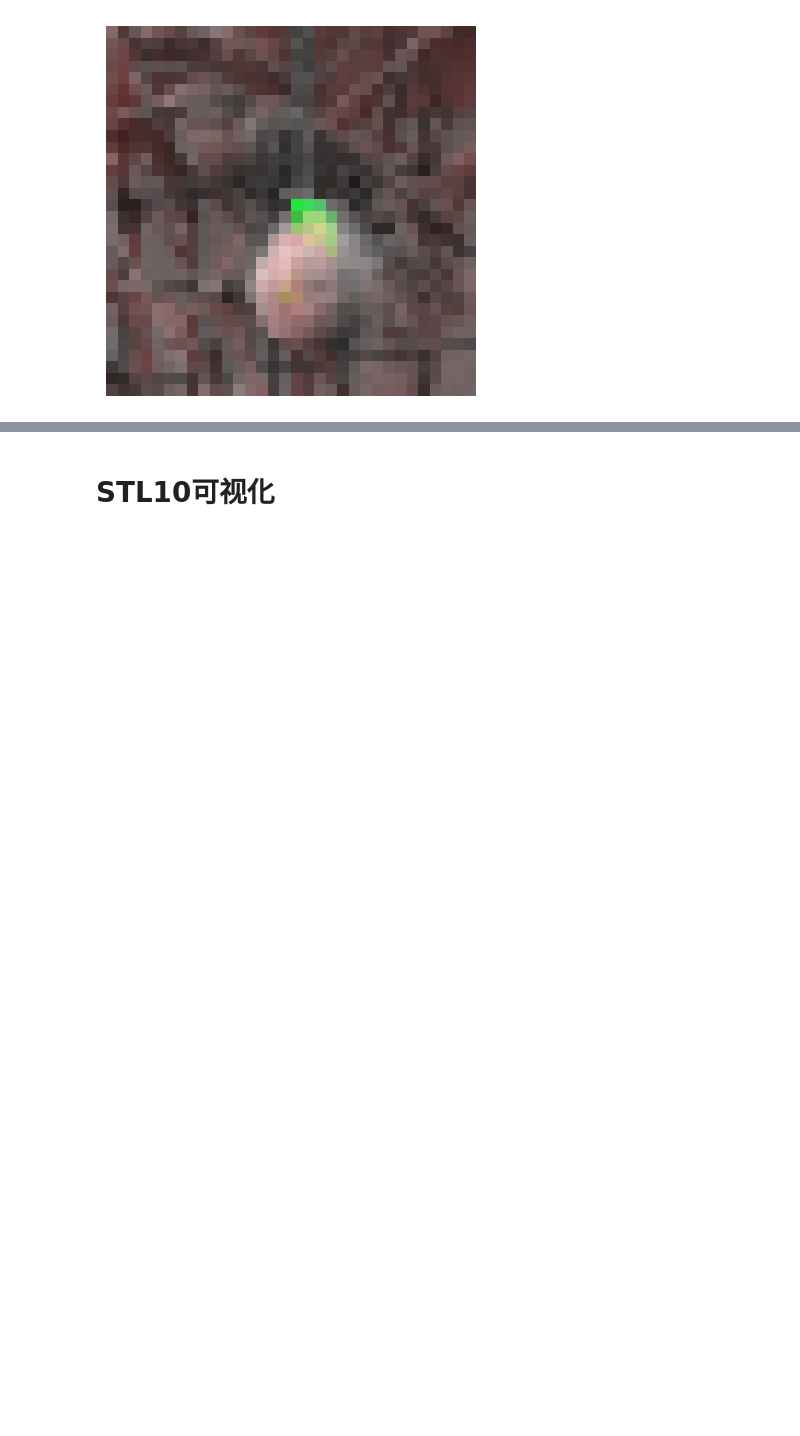
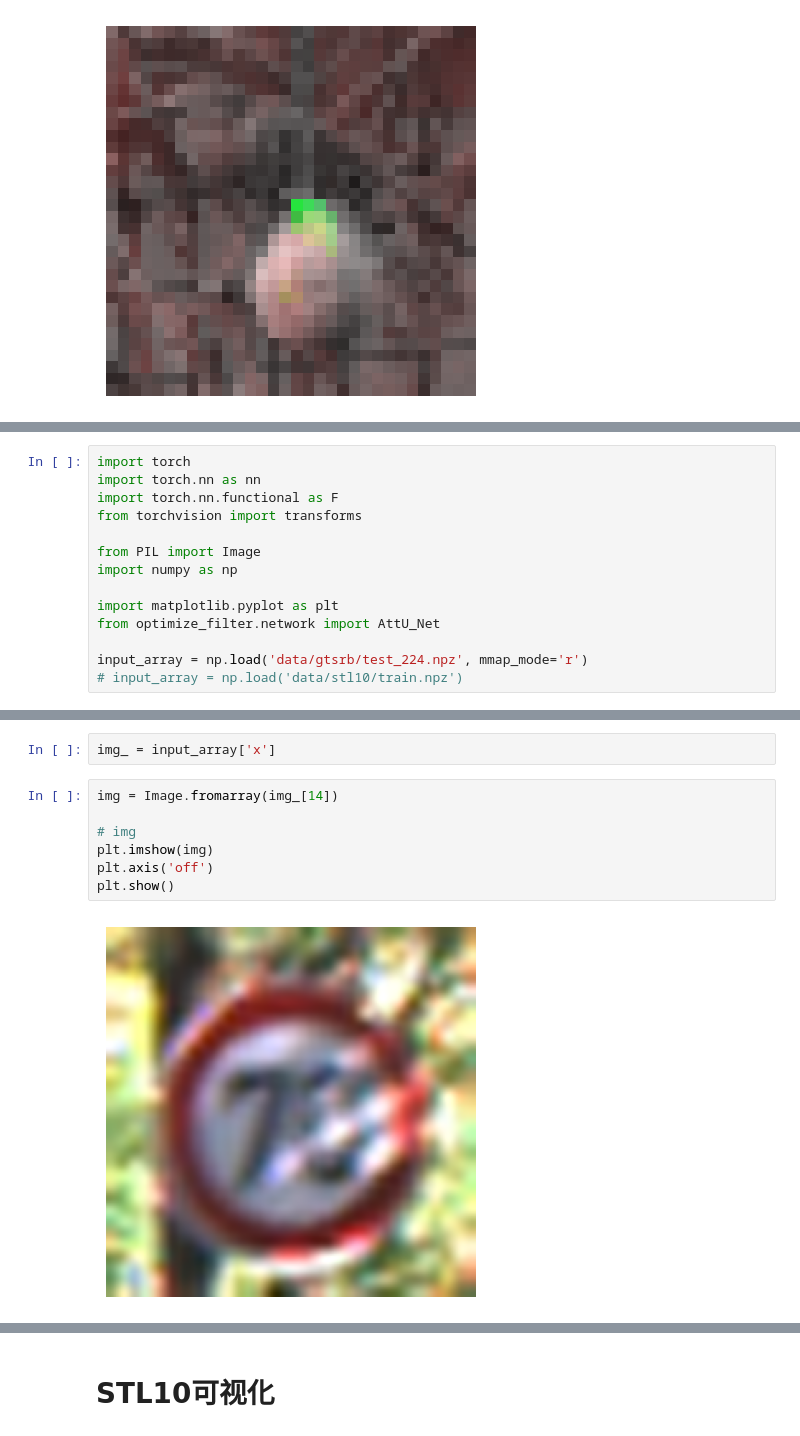
Before and after one commit to Zhang-Henry/badencoder_filter, a Jupyter notebook: example.ipynb, the cells around one changed output, grey strips where cells are left out. Cells and saved outputs as stored; diff of their text form; blank space fills up the shorter version.

```diff
--- a/example.ipynb
+++ b/example.ipynb
@@ -338,0 +341,14 @@ plt.show()
+# %%
+import torch
+import torch.nn as nn
+import torch.nn.functional as F
+from torchvision import transforms
+
+from PIL import Image
+import numpy as np
+
+import matplotlib.pyplot as plt
+from optimize_filter.network import AttU_Net
+
+input_array = np.load('data/gtsrb/test_224.npz', mmap_mode='r')
+# input_array = np.load('data/stl10/train.npz')
@@ -338,0 +366,11 @@ plt.show()
+# %%
+img_ = input_array['x']
+# %%
+img = Image.fromarray(img_[14])
+
+# img
+plt.imshow(img)
+plt.axis('off')
+plt.show()
+# %% [output]
+[figure, added]
```
Also changed, not shown: parts of 21 cells of this notebook, 14 other files.
